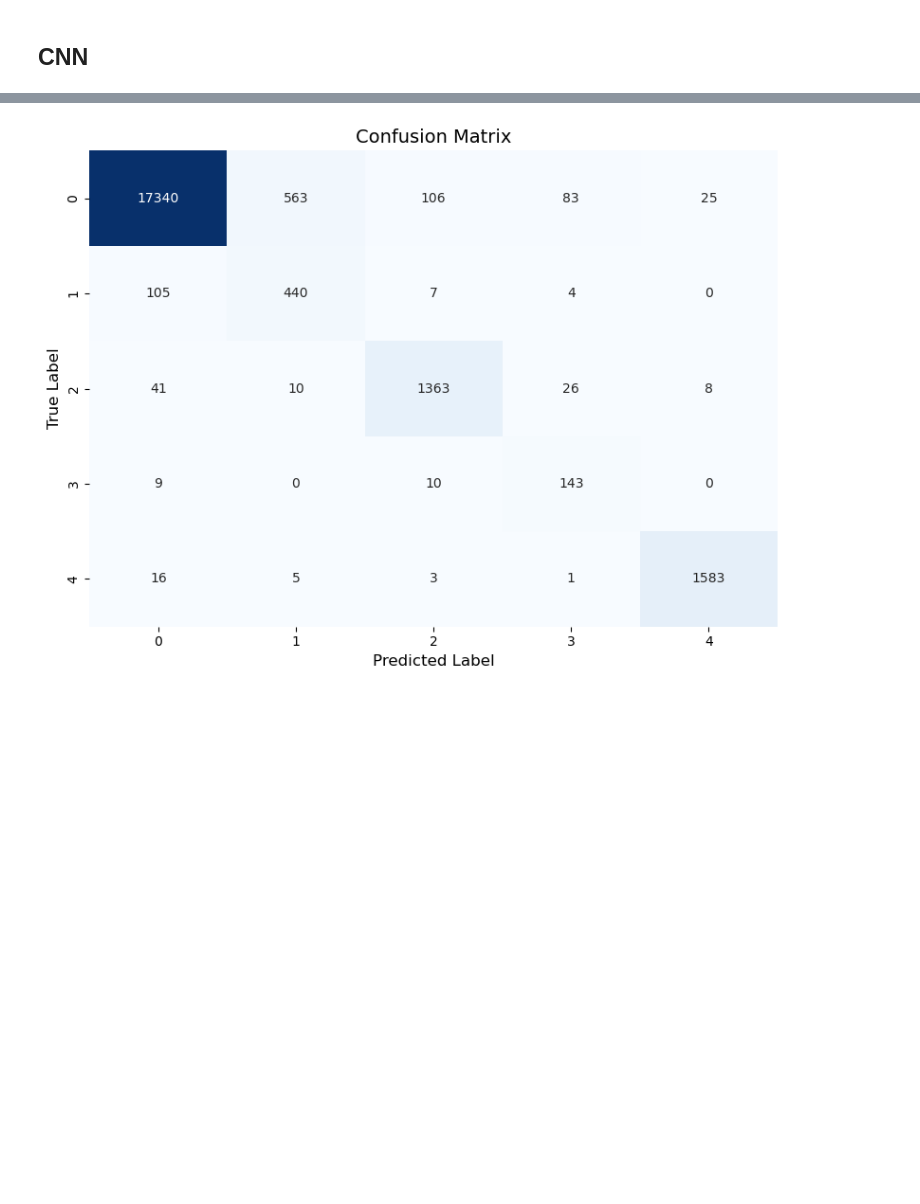
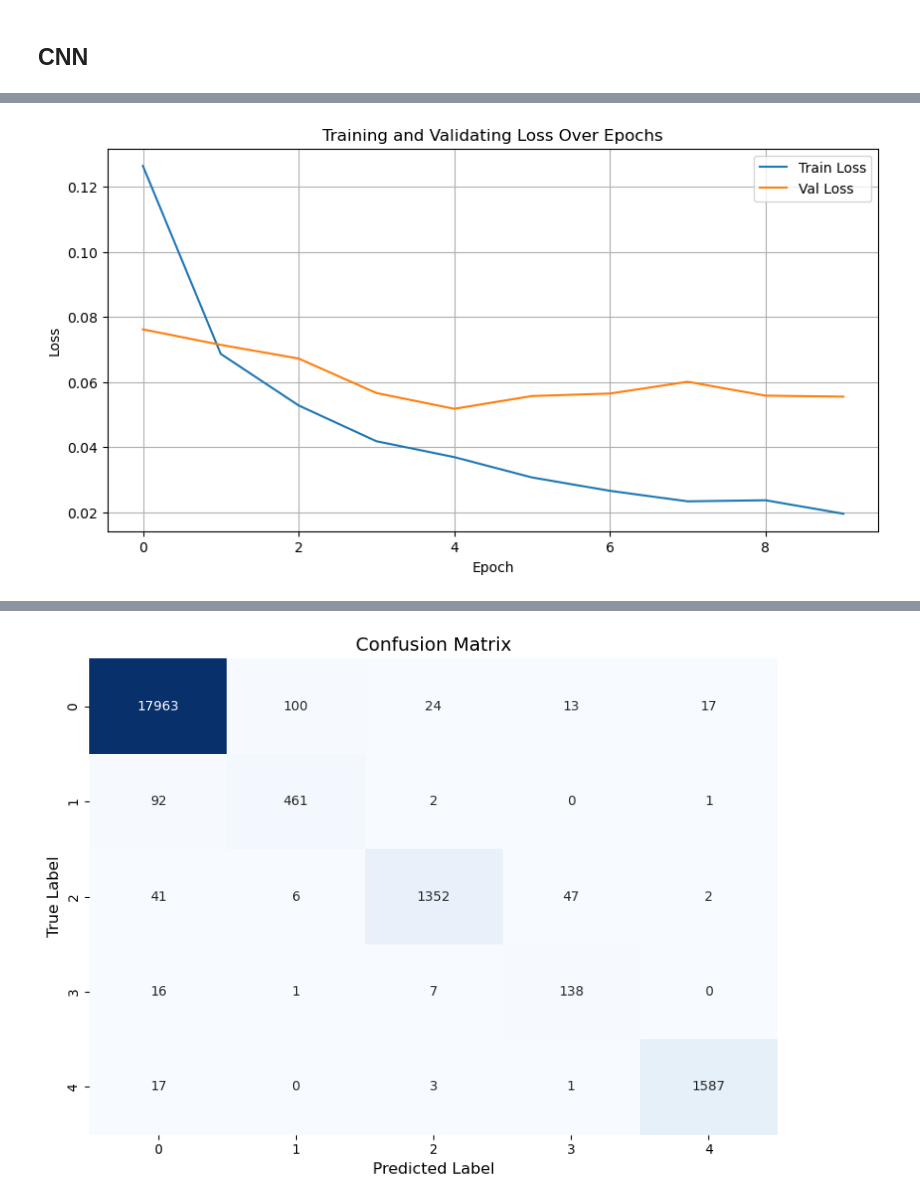
Before and after one commit to Pockyee/ECG_heartbeat, a Jupyter notebook: CNN.ipynb, the cells around one changed output, grey strips where cells are left out. Drawn from its saved outputs; the diff is of its cells as text; code cells hidden in the pictures; blank space fills up the shorter version.

Commit message:
updated cnn model with Resnet

```diff
--- a/CNN.ipynb
+++ b/CNN.ipynb
@@ -96,10 +290,10 @@ def plot_losses(train_losses, test_losses):
     clear_output(wait=True)
     plt.figure(figsize=(10, 5))
     plt.plot(train_losses, label='Train Loss')
-    plt.plot(test_losses, label='Test Loss')
+    plt.plot(test_losses, label='Val Loss')
     plt.xlabel('Epoch')
     plt.ylabel('Loss')
-    plt.title('Training and Test Loss Over Epochs')
+    plt.title('Training and Validating Loss Over Epochs')
     plt.legend()
     plt.grid(True)
     plt.show()
@@ -248,6 +432,7 @@ class ResNet1D(nn.Module):
         self.layer4 = self._make_layer(256, 512, num_blocks=2, downsample=True)
 
         self.global_pool = nn.AdaptiveAvgPool1d(1)
+        self.dropout = nn.Dropout(p=0.5)
         self.fc = nn.Linear(512, num_classes)
 
     def _make_layer(self, in_channels, out_channels, num_blocks, downsample):
@@ -265,18 +450,19 @@ class ResNet1D(nn.Module):
         x = self.layer4(x)
         x = self.global_pool(x)
         x = x.view(x.size(0), -1)
+        x = self.dropout(x)
         return self.fc(x)
 # %%
 # parameters of model
 device = torch.device("cuda" if torch.cuda.is_available() else "cpu")
 
-model = ECG_CNN_1D_v1().to(device)
-num_epochs = 30
+model = ResNet1D().to(device)
+num_epochs = 100
 learning_rate= 1e-4
-weight_decay= 5e-3
+weight_decay=1e-4
 
 criterion = nn.CrossEntropyLoss()
 optimizer = torch.optim.Adam(model.parameters(), lr=learning_rate, weight_decay=weight_decay)
 
 train_losses = []
-test_losses = []
+val_losses = []
@@ -355,3 +469,68 @@ plt.show()
+# %%
+best_val_loss = float('inf')
+patience = 5              # stop when there are 5 steps no imporvement
+min_delta = 1e-4          # define imporvement is greater than 1e-4
+counter = 0
+best_model_state = None   # save the best_model_state
+
+# training
+for epoch in range(num_epochs):
+    model.train()
+    total_train_loss = 0
+
+    for batch_X, batch_y in train_loader:
+        batch_X, batch_y = batch_X.to(device), batch_y.to(device)
+        outputs = model(batch_X)
+        loss = criterion(outputs, batch_y)
+
+        optimizer.zero_grad()
+        loss.backward()
+        optimizer.step()
+        total_train_loss += loss.item()
+
+    avg_train_loss = total_train_loss / len(train_loader)
+    train_losses.append(avg_train_loss)
+
+    model.eval()
+    total_val_loss = 0
+    all_preds = []
+    all_labels = []
+
+    with torch.no_grad():
+        for batch_X, batch_y in val_loader:
+            batch_X, batch_y = batch_X.to(device), batch_y.to(device)
+            outputs = model(batch_X)
+            loss = criterion(outputs, batch_y)
+            total_val_loss += loss.item()
+
+            _, predicted = torch.max(outputs, 1)
+            all_preds.extend(predicted.cpu().numpy())
+            all_labels.extend(batch_y.cpu().numpy())
+
+    avg_val_loss = total_val_loss / len(val_loader)
+    val_losses.append(avg_val_loss)
+
+    print(f"Epoch {epoch+1}/{num_epochs}, "
+          f"Train Loss: {avg_train_loss:.4f}, "
+          f"Val Loss: {avg_val_loss:.4f}")
+
+    plot_losses(train_losses, val_losses)
+
+    # Early stopping check
+    if avg_val_loss < best_val_loss - min_delta:
+        best_val_loss = avg_val_loss
+        best_model_state = model.state_dict()
+        counter = 0
+    else:
+        counter += 1
+        if counter >= patience:
+            break
+
+# Restore best model state
+if best_model_state is not None:
+    model.load_state_dict(best_model_state)
+# %% [output]
+[figure, added]
 # %%
 from sklearn.metrics import classification_report
 
```
Also changed, not shown: parts of 25 cells of this notebook, 1 other file.
